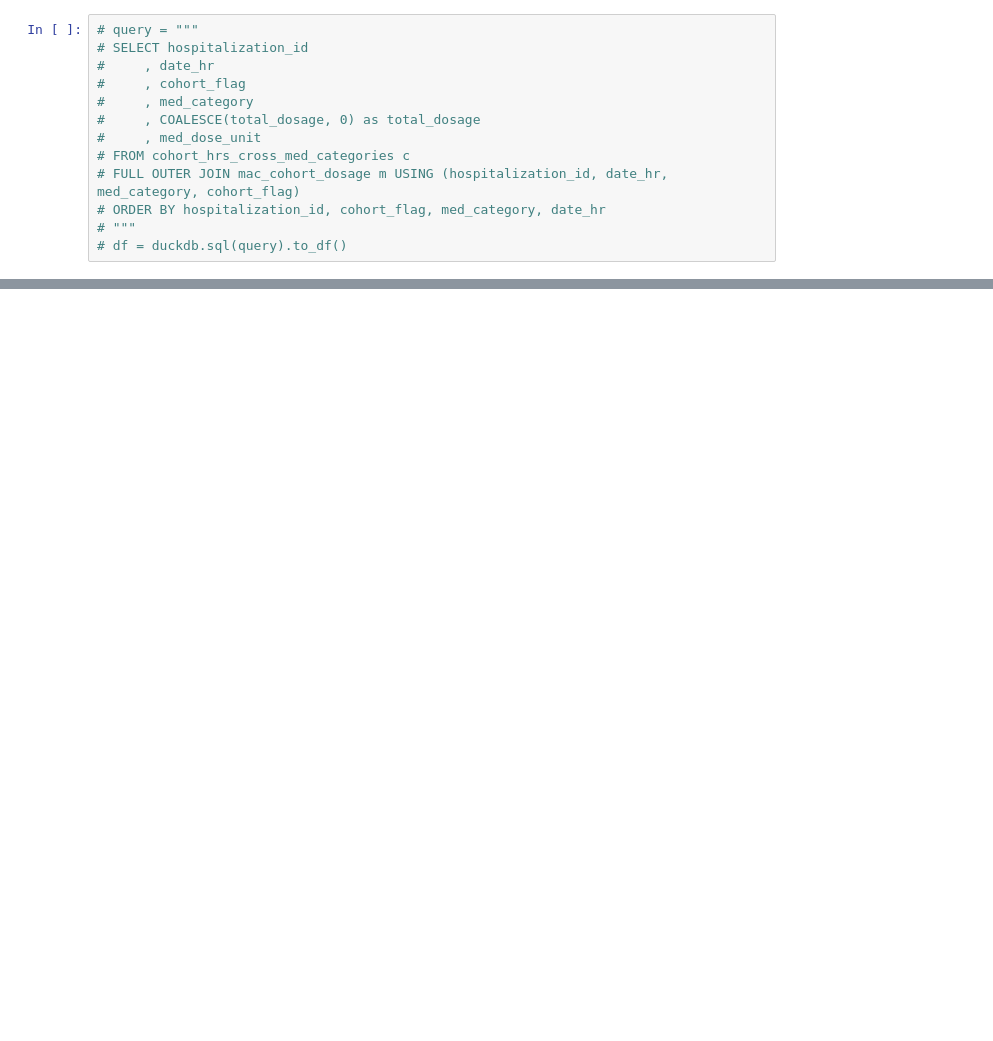
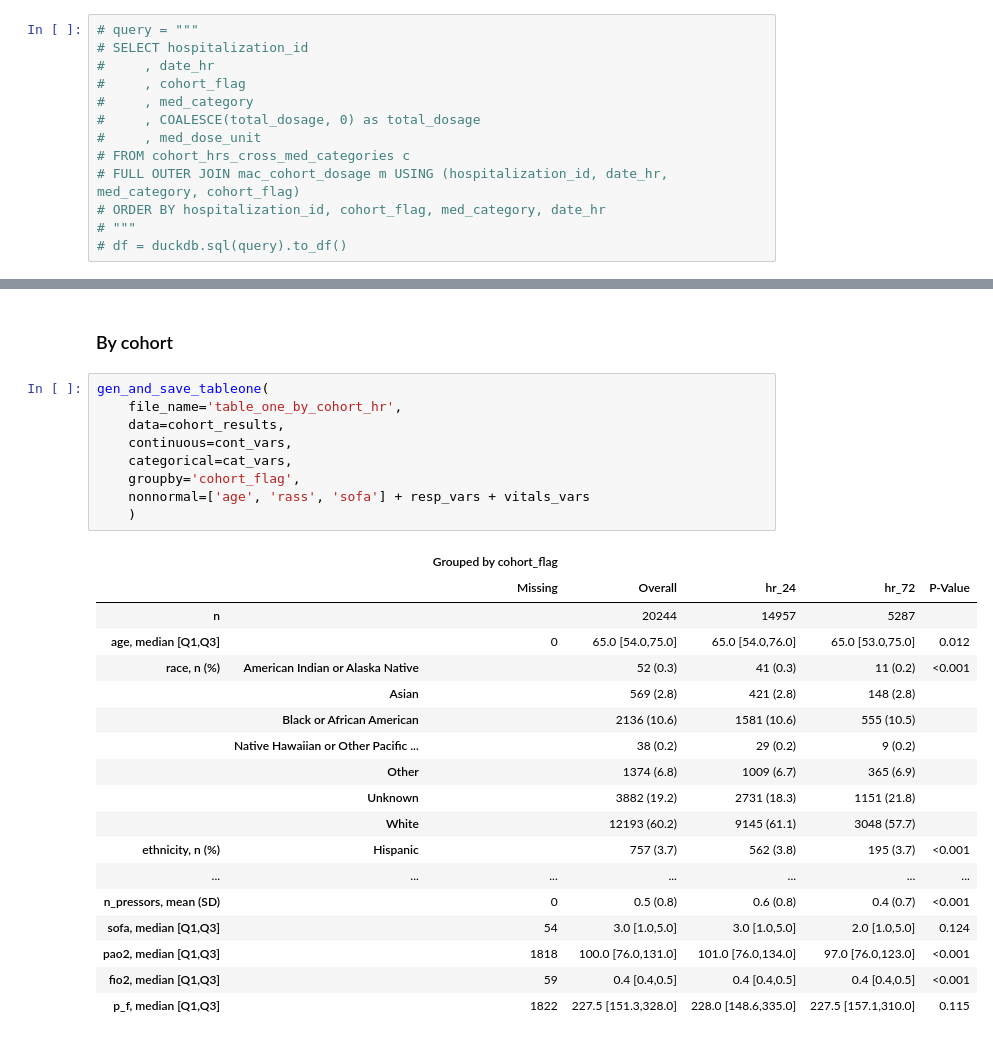
Before and after one commit to Common-Longitudinal-ICU-data-Format/CLIF-epi-of-sedation, a Jupyter notebook: code/01_cohort_id.ipynb, the cells around one changed output, grey strips where cells are left out. Saved outputs shown, nothing was run; the diff lists cells and outputs as text; blank space fills up the shorter version.

```diff
--- a/code/01_cohort_id.ipynb
+++ b/code/01_cohort_id.ipynb
@@ -619,0 +960,30 @@ tableone.TableOne(
+# %% [markdown]
+### By cohort
+# %%
+gen_and_save_tableone(
+    file_name='table_one_by_cohort_hr',
+    data=cohort_results,
+    continuous=cont_vars,
+    categorical=cat_vars,
+    groupby='cohort_flag',
+    nonnormal=['age', 'rass', 'sofa'] + resp_vars + vitals_vars
+    )
+# %% [output]
+|  |  | Grouped by cohort_flag |  |  |  |  |
+|  |  | Missing | Overall | hr_24 | hr_72 | P-Value |
+| n |  |  | 20244 | 14957 | 5287 |  |
+| age, median [Q1,Q3] |  | 0 | 65.0 [54.0,75.0] | 65.0 [54.0,76.0] | 65.0 [53.0,75.0] | 0.012 |
+| race, n (%) | American Indian or Alaska Native |  | 52 (0.3) | 41 (0.3) | 11 (0.2) | <0.001 |
+|  | Asian |  | 569 (2.8) | 421 (2.8) | 148 (2.8) |  |
+|  | Black or African American |  | 2136 (10.6) | 1581 (10.6) | 555 (10.5) |  |
+|  | Native Hawaiian or Other Pacific ... |  | 38 (0.2) | 29 (0.2) | 9 (0.2) |  |
+|  | Other |  | 1374 (6.8) | 1009 (6.7) | 365 (6.9) |  |
+|  | Unknown |  | 3882 (19.2) | 2731 (18.3) | 1151 (21.8) |  |
+|  | White |  | 12193 (60.2) | 9145 (61.1) | 3048 (57.7) |  |
+| ethnicity, n (%) | Hispanic |  | 757 (3.7) | 562 (3.8) | 195 (3.7) | <0.001 |
+| ... | ... | ... | ... | ... | ... | ... |
+| n_pressors, mean (SD) |  | 0 | 0.5 (0.8) | 0.6 (0.8) | 0.4 (0.7) | <0.001 |
+| sofa, median [Q1,Q3] |  | 54 | 3.0 [1.0,5.0] | 3.0 [1.0,5.0] | 2.0 [1.0,5.0] | 0.124 |
+| pao2, median [Q1,Q3] |  | 1818 | 100.0 [76.0,131.0] | 101.0 [76.0,134.0] | 97.0 [76.0,123.0] | <0.001 |
+| fio2, median [Q1,Q3] |  | 59 | 0.4 [0.4,0.5] | 0.4 [0.4,0.5] | 0.4 [0.4,0.5] | <0.001 |
+| p_f, median [Q1,Q3] |  | 1822 | 227.5 [151.3,328.0] | 228.0 [148.6,335.0] | 227.5 [157.1,310.0] | 0.115 |
```
Also changed, not shown: parts of 59 cells of this notebook.
